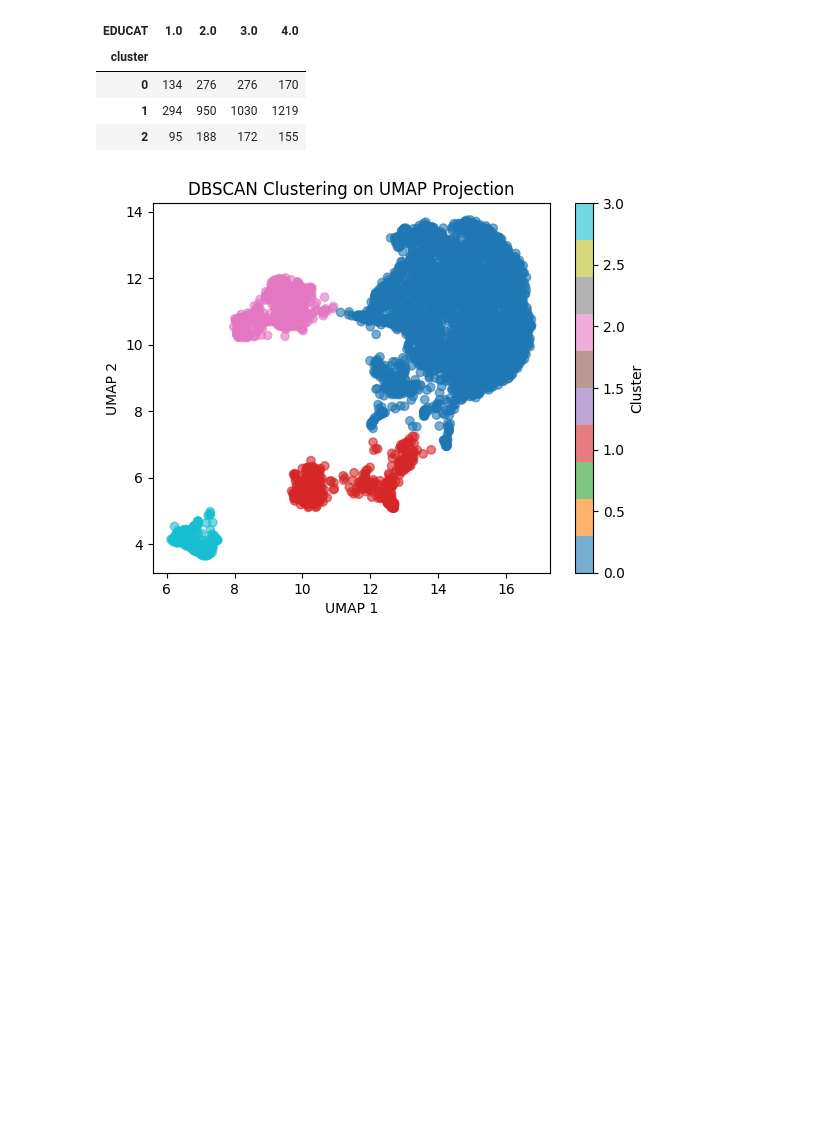
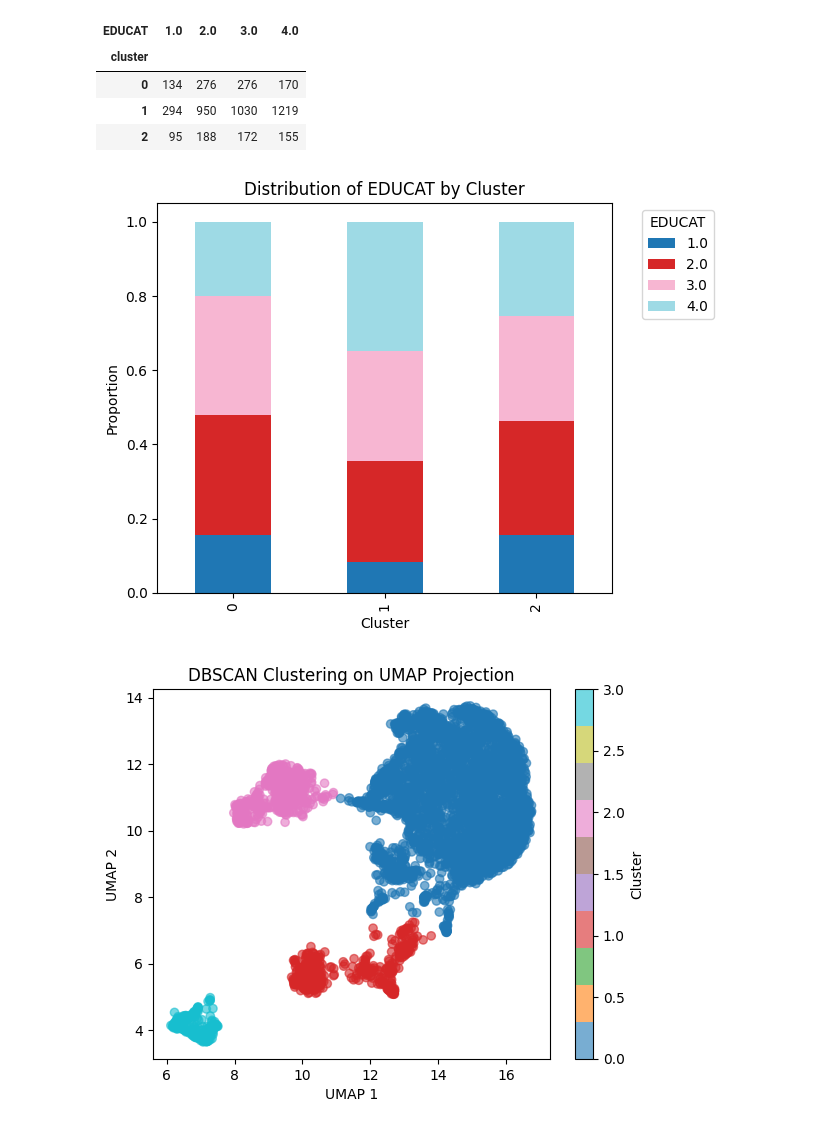
Before and after one commit to samroska/milestone-2-siads-696, a Jupyter notebook: Clustering.ipynb, the cells around one changed output. Saved outputs shown, nothing was run; the diff lists cells and outputs as text; code cells hidden in the pictures; blank space fills up the shorter version.

Commit message:
feat: added crosstab plot

```diff
--- a/Clustering.ipynb
+++ b/Clustering.ipynb
@@ -86,7 +86,7 @@ X_cluster = X.copy()
 
 preprocessor3 = ColumnTransformer([
     ("num", StandardScaler(), num_columns),
-    ("cat", OneHotEncoder(handle_unknown="ignore", sparse_output=False), cat_columns)
+    ("cat", OneHotEncoder(handle_unknown="ignore", sparse_output=False), cat_columns1)
 ])
 
 X_preprocessed1 = preprocessor3.fit_transform(X_cluster)
@@ -204,6 +204,19 @@ X_clustered.groupby("cluster")['EDUCAT'].value_counts().unstack()
 | 0 | 134 | 276 | 276 | 170 |
 | 1 | 294 | 950 | 1030 | 1219 |
 | 2 | 95 | 188 | 172 | 155 |
+# %%
+feature = 'EDUCAT'
+crosstab = pd.crosstab(X_clustered['cluster'], X_clustered[feature], normalize='index')
+
+crosstab.plot(kind='bar', stacked=True, colormap='tab20')
+plt.title(f"Distribution of {feature} by Cluster")
+plt.ylabel("Proportion")
+plt.xlabel("Cluster")
+plt.legend(title=feature, bbox_to_anchor=(1.05, 1), loc='upper left')
+plt.tight_layout()
+plt.show()
+# %% [output]
+[figure, added]
 # %%
 dbscan = DBSCAN(eps=.7, min_samples=50)
 # dbscan = hdbscan.HDBSCAN(min_cluster_size=7)
```
Also changed, not shown: parts of 4 cells of this notebook.
